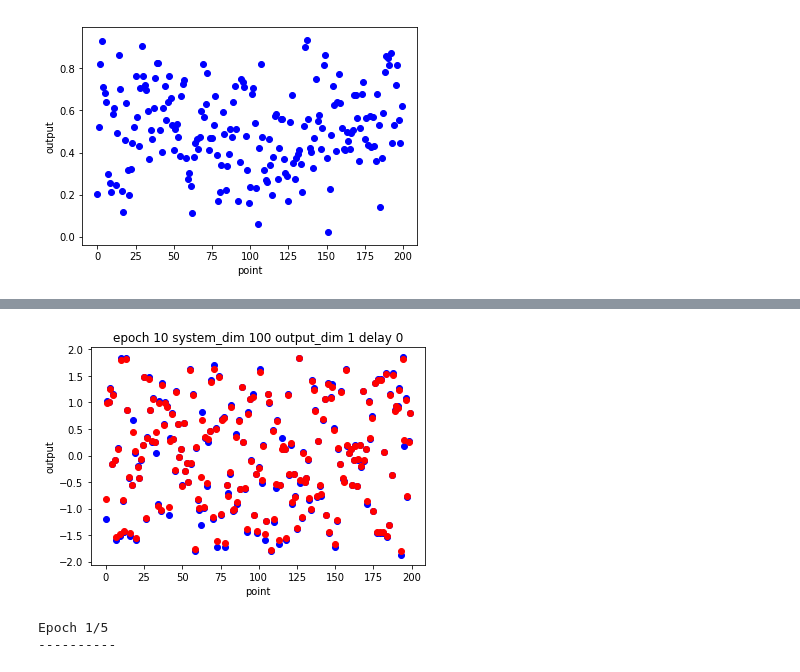
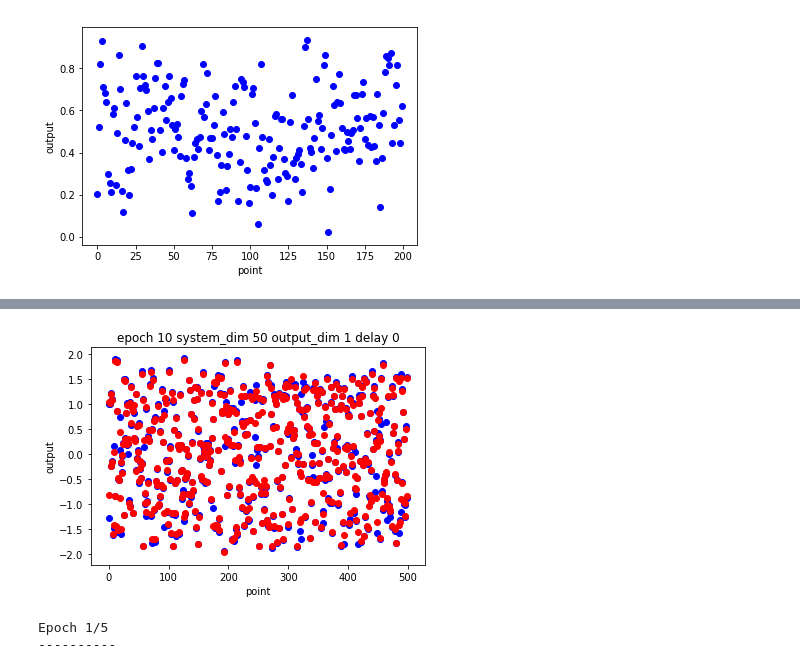
Before and after one commit to Fallensouls/human_model, a Jupyter notebook: model.ipynb, the cells around one changed output, grey strips where cells are left out. Saved outputs shown, nothing was run; the diff lists cells and outputs as text; code cells hidden in the pictures.

```diff
--- a/model.ipynb
+++ b/model.ipynb
@@ -303,7 +303,7 @@ delay = 0
 
 pbar = tqdm(range(1, epochs+1))
 
-system_dim = 100
+system_dim = 50
 output_dim = 1
 gen_label(system_dim,output_dim,batch_size,True)  # 改变参数需要重新生成label，设reset=True
 train_loader, test_loader = get_data(seq_len, batch_size, delay)
@@ -363,21 +363,20 @@ with torch.no_grad():
 # %%
 gt_show = [i.cpu().detach().numpy() for k in gt for i in k]
 pred_show = [i.cpu().detach().numpy() for k in pred for i in k]
 # train_gt_show = [i.cpu().detach().numpy() for k in train_gt for i in k]
 # train_pred_show = [i.cpu().detach().numpy() for k in train_pred for i in k]
-length = 200
+length = 500
 # plt.scatter(list(range(length)), train_gt_show[0:length], c='b')
 # plt.scatter(list(range(length)), train_pred_show[0:length], c='r')
 plt.scatter(list(range(length)), gt_show[0:length+0], c='b')
 plt.scatter(list(range(length)), pred_show[0:length+0], c='r')
-# print(gt_show[0:length])
 plt.xlabel('point')
 plt.ylabel('output')
 plt.title("epoch {} system_dim {} output_dim {} delay {}".format(epochs, system_dim, output_dim, delay))
 plt.show()
 plt.close()
 # %% [output]
-[figure, old version]
+[figure, new version]
 # %%
 import torch
 import sys
```
Also changed, not shown: parts of 2 cells of this notebook, 8 other files.
